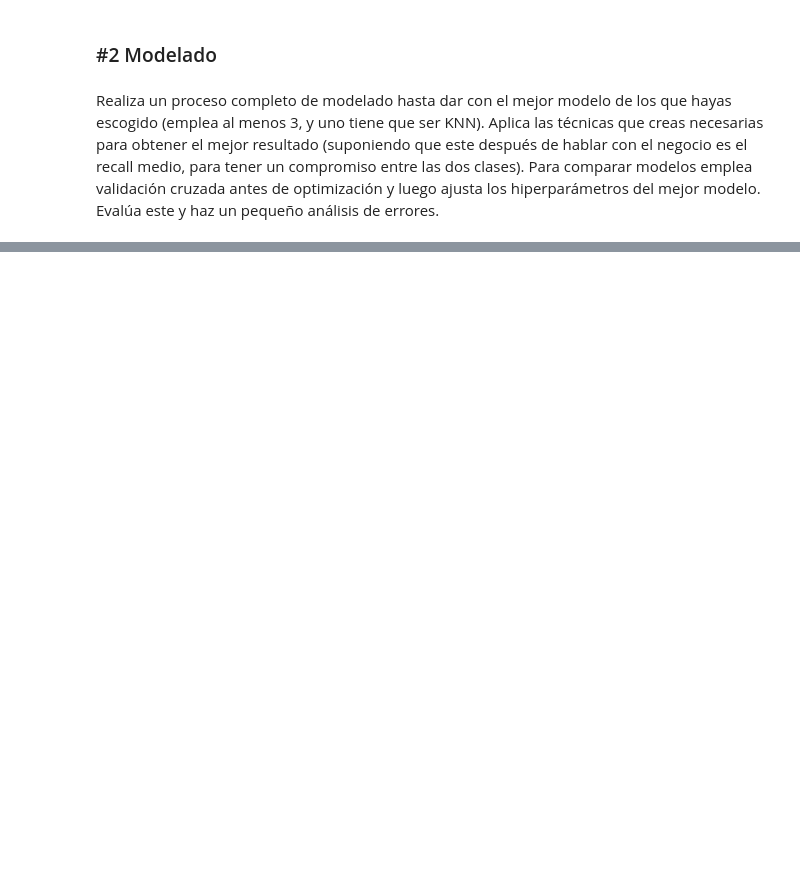
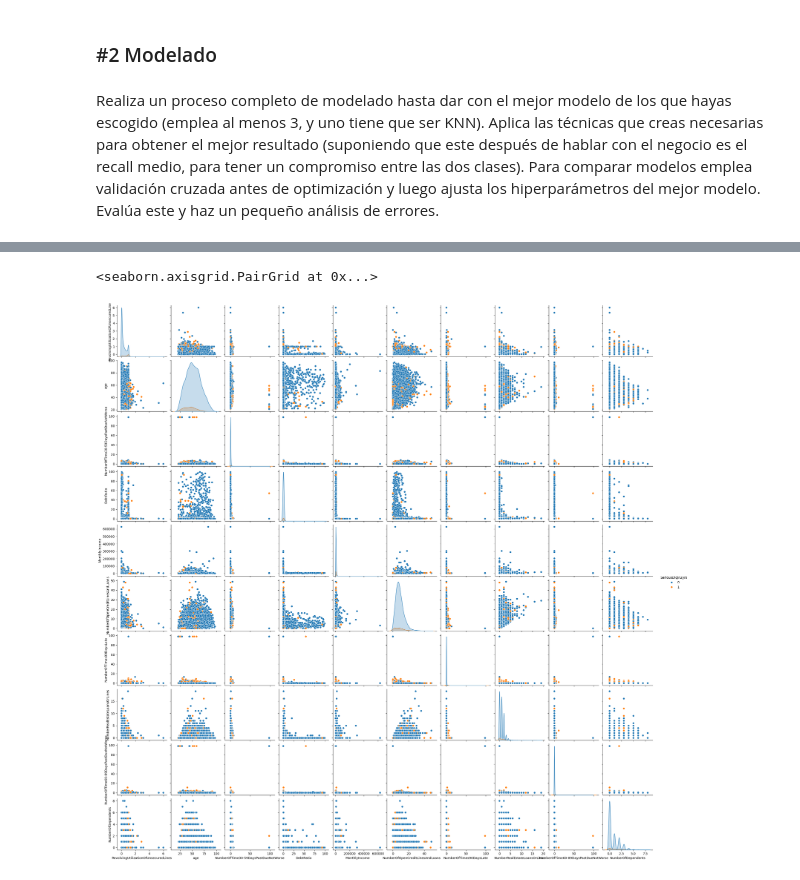
Before and after one commit to nessapatino/ONLINE_DS_THEBRIDGE_VANEPATINO, a Jupyter notebook: Sprint_14/Unidad_01/Practica_Obligatoria/18_Practica_Obligatoria_Otros_Modelos_Supervisados.ipynb, the cells around one changed output, grey strips where cells are left out. Drawn from its saved outputs; the diff is of its cells as text; code cells hidden in the pictures; blank space fills up the shorter version.

```diff
--- a/Sprint_14/Unidad_01/Practica_Obligatoria/18_Practica_Obligatoria_Otros_Modelos_Supervisados.ipynb
+++ b/Sprint_14/Unidad_01/Practica_Obligatoria/18_Practica_Obligatoria_Otros_Modelos_Supervisados.ipynb
@@ -45,0 +266,5 @@ Realiza un proceso completo de modelado hasta dar con el mejor modelo de los que
+# %%
+sns.pairplot(train_set, hue = target)
+# %% [output]
+<seaborn.axisgrid.PairGrid at 0x...>
+[figure, added]
```
Also changed, not shown: parts of 57 cells of this notebook.
